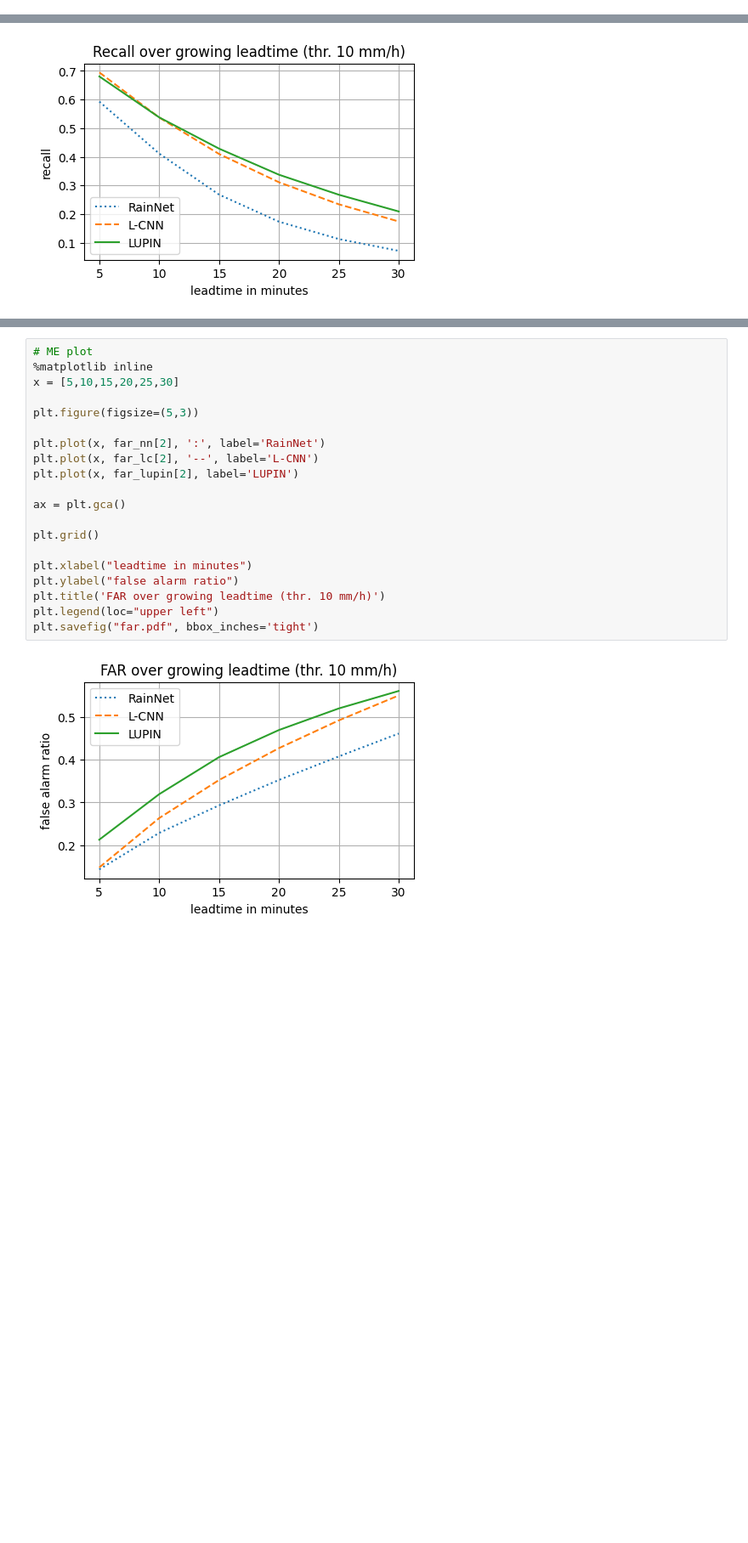
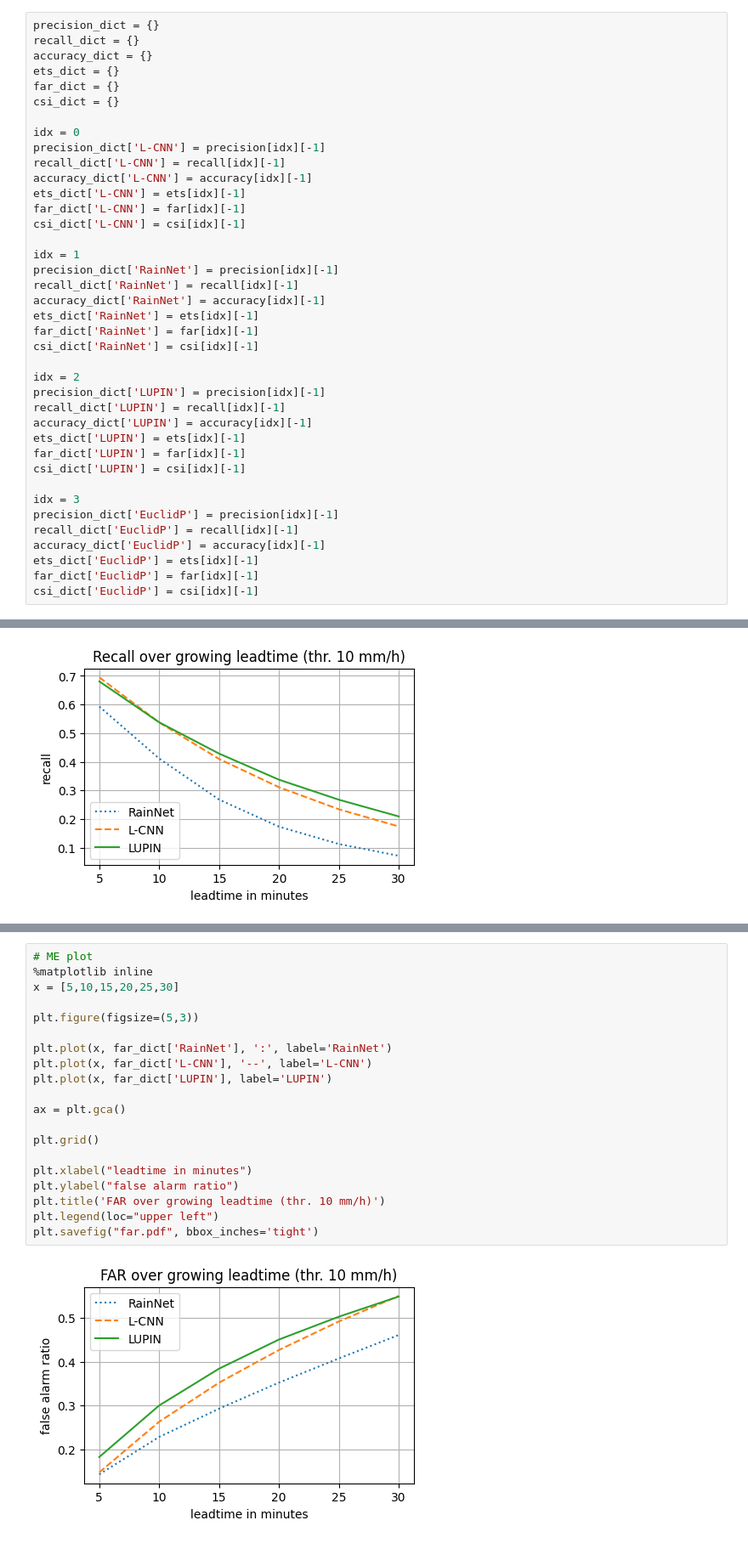
Before and after one commit to kinit-sk/softec-lagrangian-nowcasting, a Jupyter notebook: evaluation copy.ipynb, the cells around one changed output, grey strips where cells are left out. Shown at 85% size. Cells and saved outputs as stored; diff of their text form; blank space fills up the shorter version.

```diff
--- a/evaluation copy.ipynb
+++ b/evaluation copy.ipynb
@@ -201,3 +252,42 @@ plt.show()
+# %%
+precision_dict = {}
+recall_dict = {}
+accuracy_dict = {}
+ets_dict = {}
+far_dict = {}
+csi_dict = {}
+
+idx = 0
+precision_dict['L-CNN'] = precision[idx][-1]
+recall_dict['L-CNN'] = recall[idx][-1]
+accuracy_dict['L-CNN'] = accuracy[idx][-1]
+ets_dict['L-CNN'] = ets[idx][-1]
+far_dict['L-CNN'] = far[idx][-1]
+csi_dict['L-CNN'] = csi[idx][-1]
+
+idx = 1
+precision_dict['RainNet'] = precision[idx][-1]
+recall_dict['RainNet'] = recall[idx][-1]
+accuracy_dict['RainNet'] = accuracy[idx][-1]
+ets_dict['RainNet'] = ets[idx][-1]
+far_dict['RainNet'] = far[idx][-1]
+csi_dict['RainNet'] = csi[idx][-1]
+
+idx = 2
+precision_dict['LUPIN'] = precision[idx][-1]
+recall_dict['LUPIN'] = recall[idx][-1]
+accuracy_dict['LUPIN'] = accuracy[idx][-1]
+ets_dict['LUPIN'] = ets[idx][-1]
+far_dict['LUPIN'] = far[idx][-1]
+csi_dict['LUPIN'] = csi[idx][-1]
+
+idx = 3
+precision_dict['EuclidP'] = precision[idx][-1]
+recall_dict['EuclidP'] = recall[idx][-1]
+accuracy_dict['EuclidP'] = accuracy[idx][-1]
+ets_dict['EuclidP'] = ets[idx][-1]
+far_dict['EuclidP'] = far[idx][-1]
+csi_dict['EuclidP'] = csi[idx][-1]
 # %%
 # ME plot
 %matplotlib inline
@@ -530,22 +457,22 @@ plt.savefig("ets.pdf", bbox_inches='tight')
 # %%
 # ME plot
 %matplotlib inline
 x = [5,10,15,20,25,30]
 
 plt.figure(figsize=(5,3))
 
-plt.plot(x, far_nn[2], ':', label='RainNet')
-plt.plot(x, far_lc[2], '--', label='L-CNN')
-plt.plot(x, far_lupin[2], label='LUPIN')
+plt.plot(x, far_dict['RainNet'], ':', label='RainNet')
+plt.plot(x, far_dict['L-CNN'], '--', label='L-CNN')
+plt.plot(x, far_dict['LUPIN'], label='LUPIN')
 
 ax = plt.gca()
 
 plt.grid()
 
 plt.xlabel("leadtime in minutes")
 plt.ylabel("false alarm ratio")
 plt.title('FAR over growing leadtime (thr. 10 mm/h)')
 plt.legend(loc="upper left")
 plt.savefig("far.pdf", bbox_inches='tight')
 # %% [output]
-[figure, old version]
+[figure, new version]
```
Also changed, not shown: parts of 26 cells of this notebook, 22 other files.
